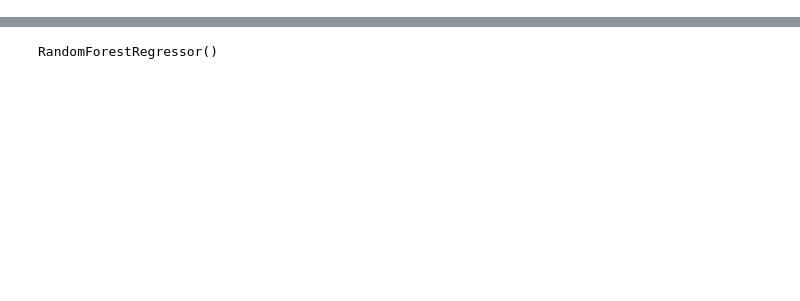
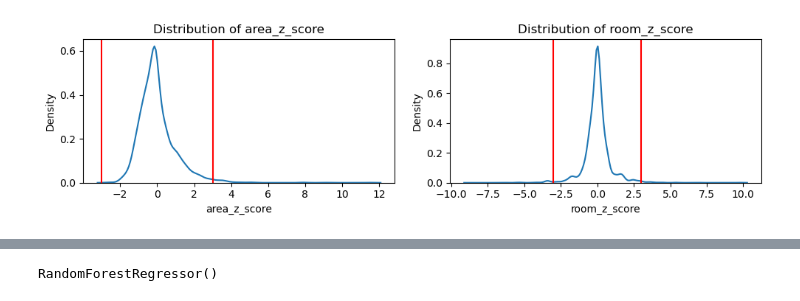
Before and after one commit to SRDsara/House-Price-Prediction, a Jupyter notebook: house-price-prediction.ipynb, the cells around one changed output, grey strips where cells are left out. Drawn from its saved outputs; the diff is of its cells as text; code cells hidden in the pictures; blank space fills up the shorter version.

Commit message:
Improved EDA and preprocessing

```diff
--- a/house-price-prediction.ipynb
+++ b/house-price-prediction.ipynb
@@ -143,0 +109,8 @@ print(X.mean(), X.std())
+# %%
+# Cleaning.4 -> Label Encoding
+encoder = preprocessing.LabelEncoder()
+df['Address'] = encoder.fit_transform(df['Address'])
+
+df['Parking'] = df['Parking'].astype(int)
+df['Warehouse'] = df['Warehouse'].astype(int)
+df['Elevator'] = df['Elevator'].astype(int)
@@ -143,0 +128,15 @@ print(X.mean(), X.std())
+# %%
+# EDA.9 -> Plotting Pie charts to visualize the distribution of columns with discrete values
+fig, axs = plt.subplots(2, 2, figsize=(8, 8))
+fig.suptitle('Distribution of Discrete Values')
+
+for i, col in enumerate(["Room", "Parking", "Warehouse", "Elevator"]):
+    ax = axs[i // 2, i % 2]
+    sizes = df[col].value_counts().values
+    labels = df[col].value_counts().index
+    ax.pie(sizes, labels=labels, autopct='%1.1f%%',
+           pctdistance=1.25, labeldistance=.6)
+    ax.set_title(col)
+
+plt.tight_layout(rect=[0, 0, 1, 0.96])
+plt.show()
@@ -143,0 +145,24 @@ print(X.mean(), X.std())
+# %%
+# Data cleaning.5-1 -> Calculate z-scores for 'Room' within each 'Area' group and for 'Area' within each 'Address' group
+threshold = 3
+df['room_z_score'] = df.groupby(['Area'])['Room'].transform(lambda x: stats.zscore(x))
+df['area_z_score'] = df.groupby(['Address'])['Area'].transform(lambda x: stats.zscore(x))
+
+df['room_z_score'].fillna(0, inplace=True)
+df['area_z_score'].fillna(0, inplace=True)
+# %%
+# EDA.10 -> Plotting KDE plots to visualize the distribution of area and room z-scores with threshold lines
+fig, axs = plt.subplots(1, 2, figsize=(10, 3))
+
+for i, col in enumerate(["area_z_score", "room_z_score"]):
+    sns.kdeplot(df[col], ax=axs[i])
+    axs[i].set_title(f"Distribution of {col}")
+
+    # Indicating the threshold
+    axs[i].axvline(threshold, color='r', label=f'Threshold: {threshold}')
+    axs[i].axvline(-threshold, color='r')
+
+plt.tight_layout(rect=[0, 0, 1, 0.96])
+plt.show()
+# %% [output]
+[figure, added]
```
Also changed, not shown: parts of 82 cells of this notebook, 1 other file.
